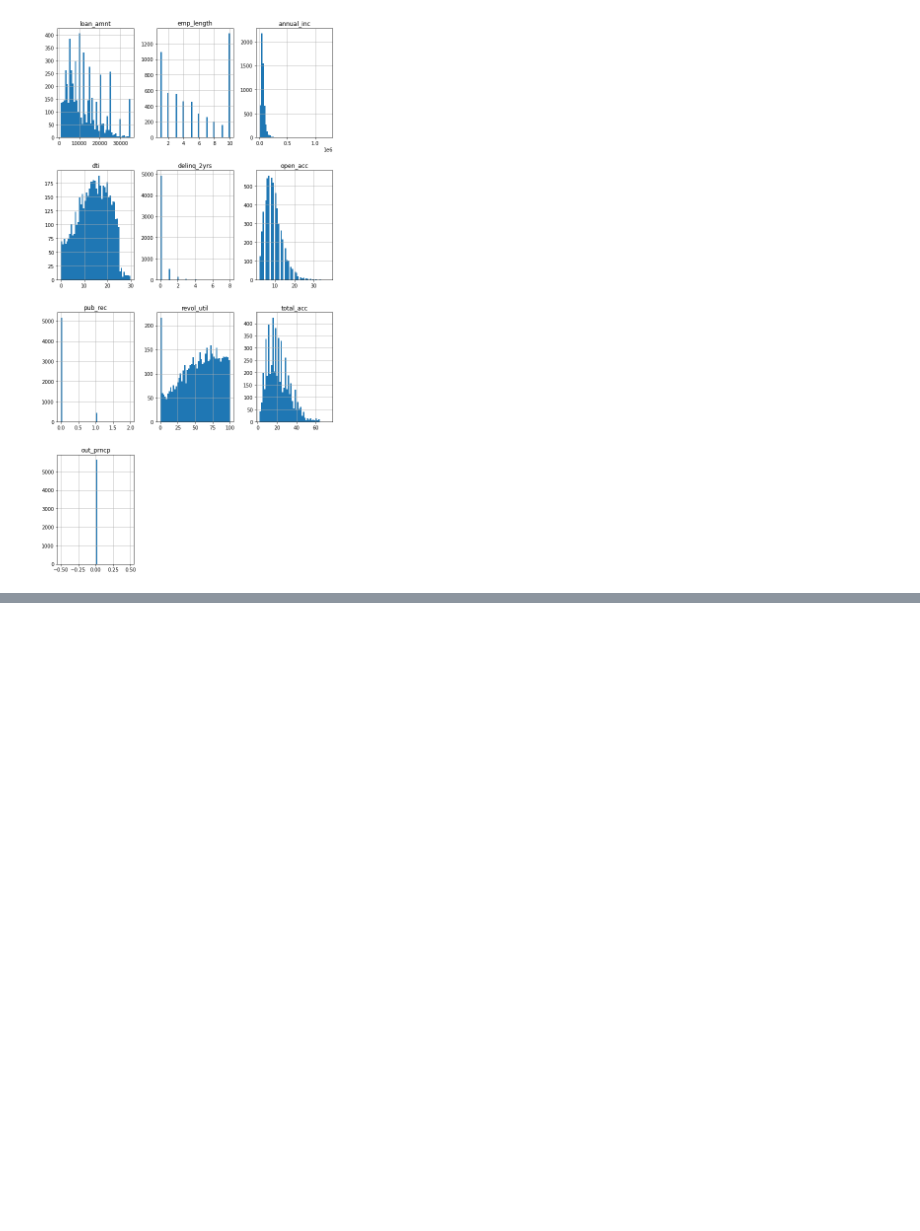
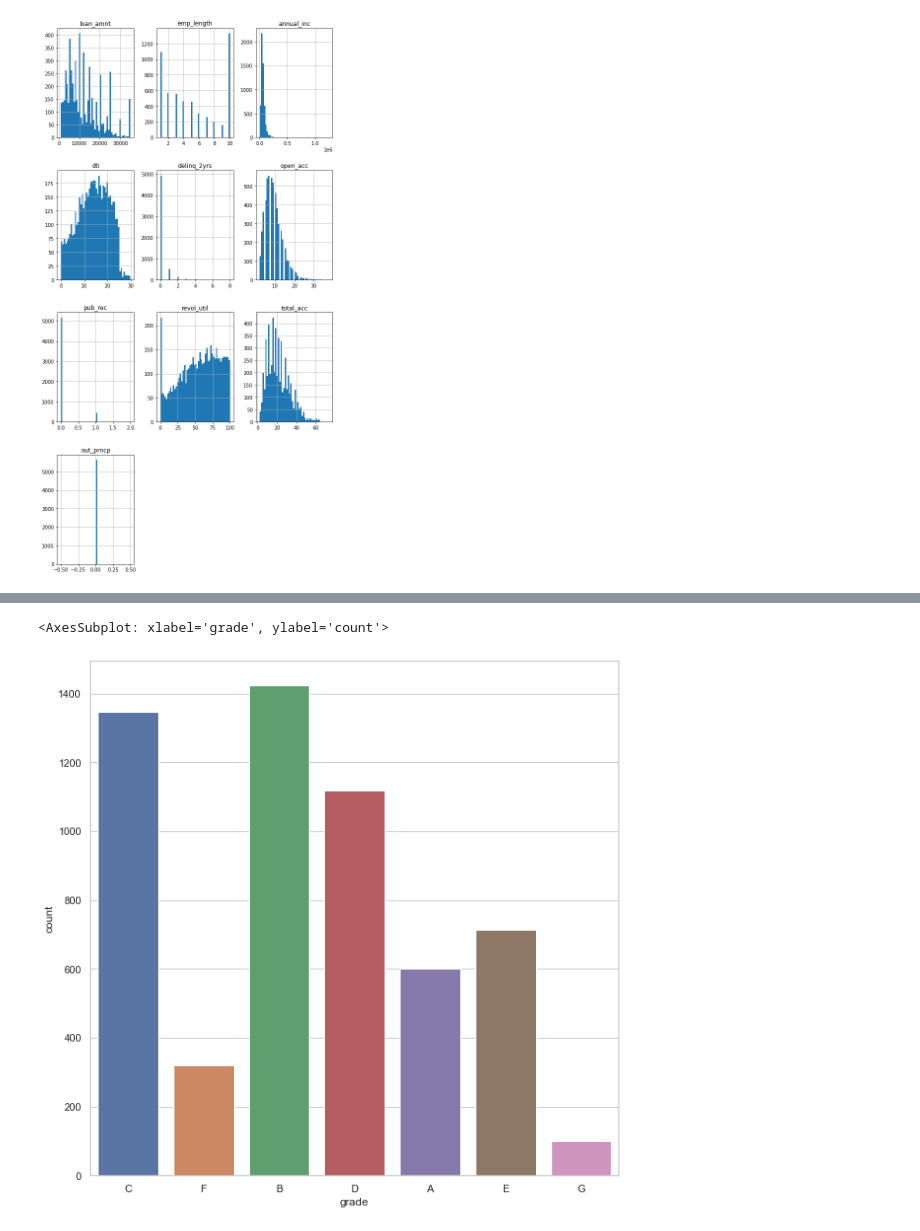
Before and after one commit to floodyc/LendingClubCaseStudy, a Jupyter notebook: LCCS.ipynb, the cells around one changed output, grey strips where cells are left out. Drawn from its saved outputs; the diff is of its cells as text; code cells hidden in the pictures; blank space fills up the shorter version.

```diff
--- a/LCCS.ipynb
+++ b/LCCS.ipynb
@@ -411,0 +464,5 @@ array([[<AxesSubplot: title={'center': 'loan_amnt'}>,
+# %%
+# Which are categorical variables? See the first five rows of the latest datafrema 8
+
+data = df8
+data.head()
@@ -411,0 +476,9 @@ array([[<AxesSubplot: title={'center': 'loan_amnt'}>,
+# %%
+import seaborn as sns
+sns.set_theme(style="whitegrid")
+# %%
+plt.figure(figsize=(10,10))
+sns.countplot(x='grade', data=data)
+# %% [output]
+<AxesSubplot: xlabel='grade', ylabel='count'>
+[figure, added]
```
Also changed, not shown: parts of 83 cells of this notebook.
